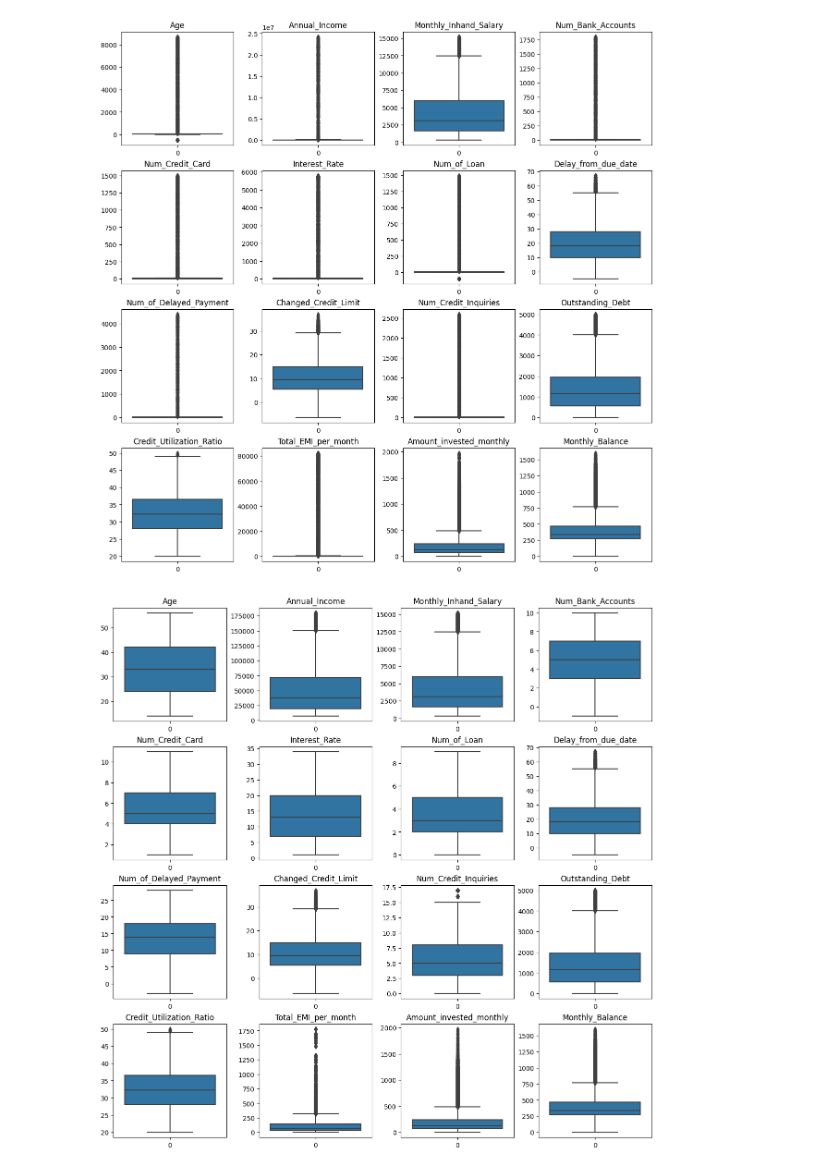
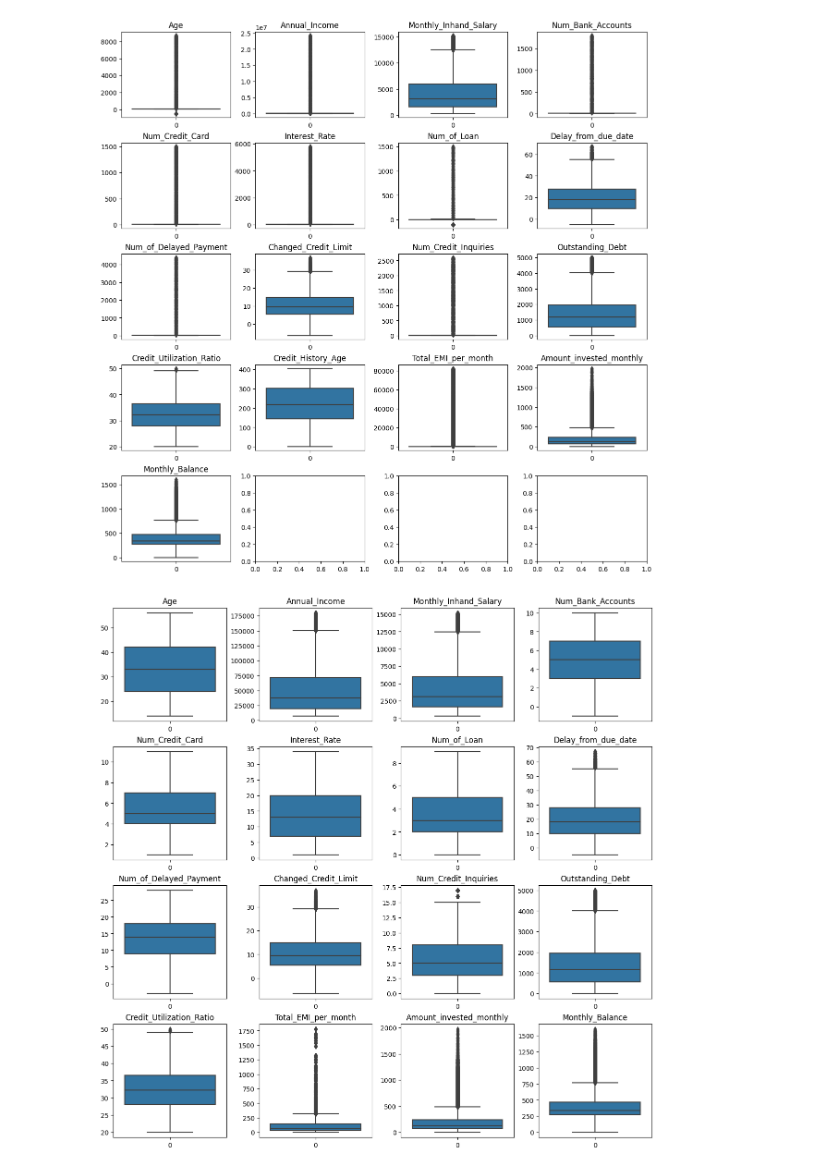
Before and after one commit to Wronsmin/ML_Project, a Jupyter notebook: src/boxplot.ipynb, the cells around one changed output. Cells and saved outputs as stored; diff of their text form; code cells hidden in the pictures.

```diff
--- a/src/boxplot.ipynb
+++ b/src/boxplot.ipynb
@@ -30,13 +27,17 @@ num = df1.select_dtypes(include=["number"]).columns
+# %%
+df1.loc[df1.Credit_History_Age.notna(),
+       'Credit_History_Age'] = df1['Credit_History_Age'].str.extractall('(\d+)').unstack().astype(float).multiply([12, 1]).sum(axis=1)
+df1['Credit_History_Age'] = df1['Credit_History_Age'].astype(float)
 # %%
-fig, axs = plt.subplots(4, 4, figsize=(12,12), constrained_layout=True)
+fig, axs = plt.subplots(5, 4, figsize=(12,12), constrained_layout=True)
 
 num = df1.select_dtypes(include=["number"]).columns
 
 for col, ax in zip(num, axs.flatten()):
-    sns.boxplot(df1[col], ax=ax)
+    sns.boxplot(data=df1[col], ax=ax)
     ax.set_title(col)
 # %% [output]
-[figure, old version]
+[figure, new version]
 # %%
 fig, axs = plt.subplots(4, 4, figsize=(12,12), constrained_layout=True)
 
```
Also changed, not shown: parts of 3 cells of this notebook, 6 other files.
